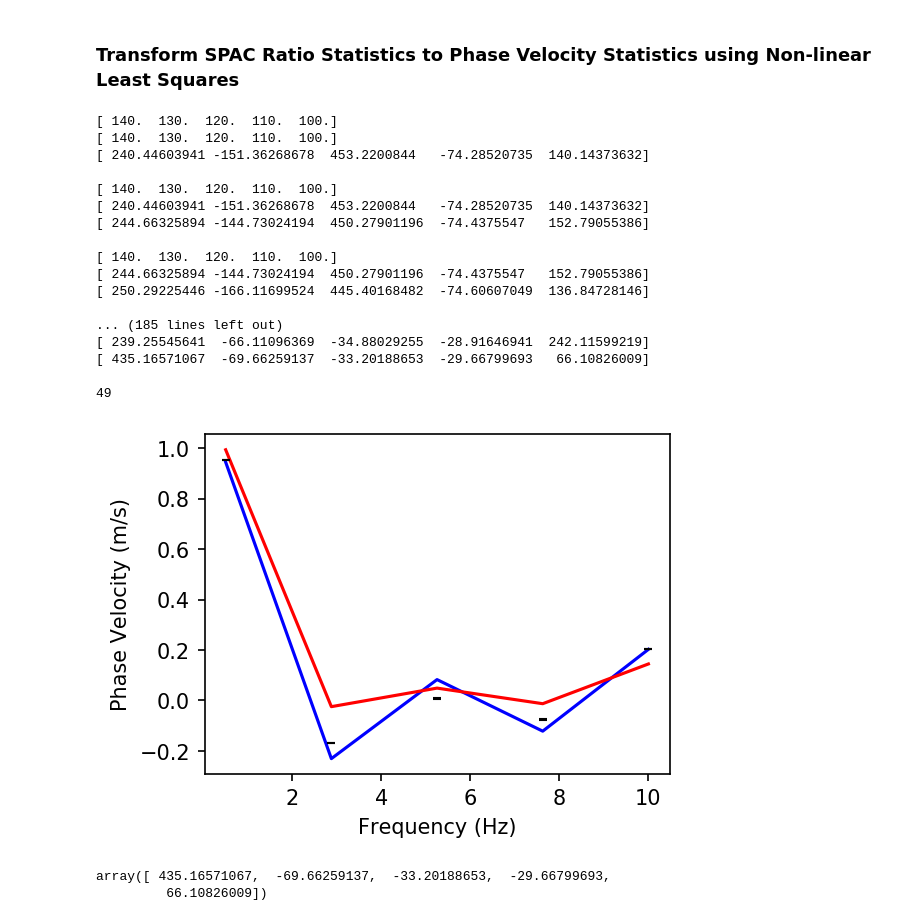
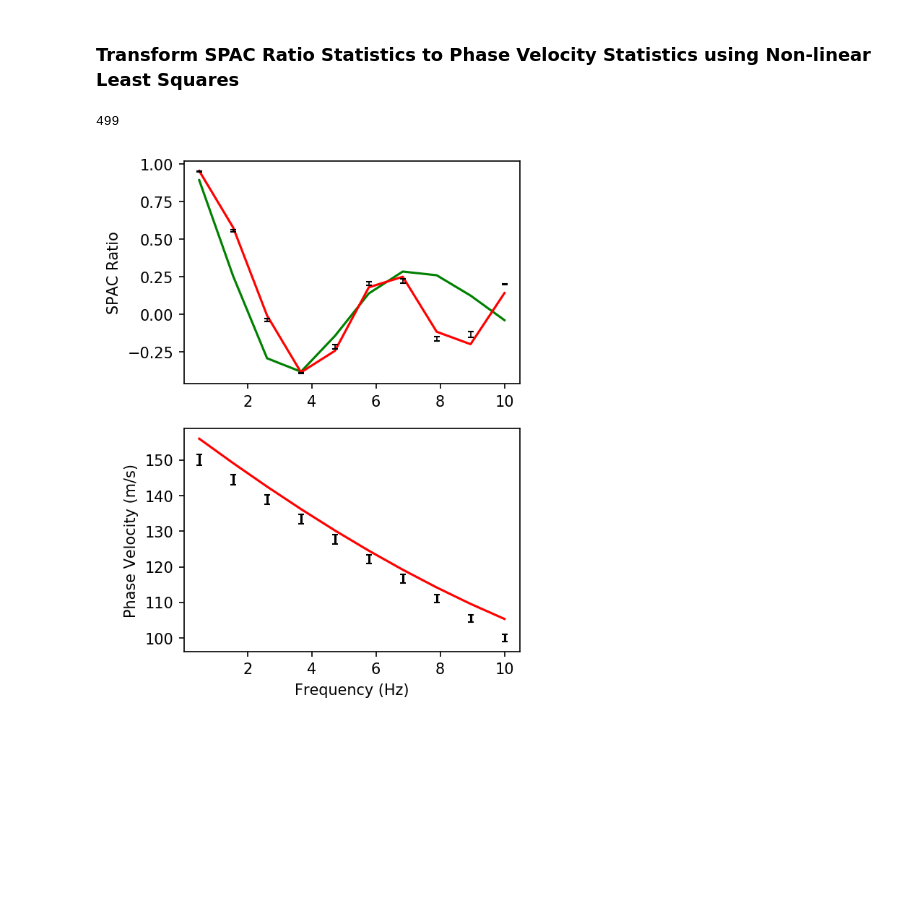
Before and after one commit to jpvantassel/swprocess, a Jupyter notebook: examples/other/mspac_procedure.ipynb, the cells around one changed output. Saved outputs shown, nothing was run; the diff lists cells and outputs as text; code cells hidden in the pictures; blank space fills up the shorter version.

```diff
--- a/examples/other/mspac_procedure.ipynb
+++ b/examples/other/mspac_procedure.ipynb
@@ -53,10 +53,10 @@ meta = dict(component=0, dmin=20, dmax=22)
 spac_ratio_fxn = swprocess.SpacCurve.theoretical_spac_ratio_function_general(**meta)
 meta["ring"] = 0
 meta["time"] = "0"
-spaccurve = swprocess.SpacCurve(frqs, spac_ratio_fxn(frqs, edd[0]), **meta)
+spaccurve = swprocess.SpacCurve(vel_frq, spac_ratio_fxn(vel_frq, edd[0]), **meta)
 spaccurvesuite = swprocess.SpacCurveSuite(spaccurve)
 for index, _edd in enumerate(edd[1:], 1):
-    spaccurve = swprocess.SpacCurve(frqs, spac_ratio_fxn(frqs, edd[index]), **meta)
+    spaccurve = swprocess.SpacCurve(vel_frq, spac_ratio_fxn(vel_frq, edd[index]), **meta)
     spaccurvesuite.append(spaccurve)
 
 fig, ax = plt.subplots(figsize=(4,3), dpi=150)
@@ -77,7 +77,7 @@ plt.show()
 # %% [markdown]
 ### Calculate SPAC Ratio Statistics
 # %%
-spac_frq, spac_mean, spac_std, _ = spaccurvesuite._calc_spac_ratio_stats()
+spac_frq, spac_mean, spac_std, spac_cov = spaccurvesuite._calc_spac_ratio_stats()
 
 fig, ax = plt.subplots(figsize=(4,3), dpi=150)
 label = "Synthetic SPAC Ratio Data"
@@ -96,50 +96,36 @@ plt.show()
 # %% [markdown]
 ### Transform SPAC Ratio Statistics to Phase Velocity Statistics using Non-linear Least Squares
 # %%
-p0 = np.linspace(140, 100, n)
+p0 = np.linspace(100, 150, n)
+p0_std = 20
 
-vel_frq, vel_mean, vel_std, vel_corr = spaccurvesuite._to_phase_stat(p0=p0, p0_std=50, omega=10, iterations=50, tol=0.01)
+rec_vel_frq, rec_vel_mean, rec_vel_std, rec_vel_corr = spaccurvesuite._to_phase_stat(p0=p0, p0_std=p0_std, omega=300, iterations=500, tol=0.01)
 
-fig, ax = plt.subplots(figsize=(4,3), dpi=150)
+fig, axs = plt.subplots(nrows=2, figsize=(4, 6), dpi=150)
 
-ax.errorbar(spac_frq, spac_mean, yerr=spac_std, color="k", linestyle="", zorder=6, capsize=2, linewidth=0.8, label="Exp. SPAC Ratio Data")
+ax = axs[0]
+ax.errorbar(spac_frq, spac_mean, yerr=spac_std,
+            color="k", linestyle="", zorder=6, capsize=2, linewidth=0.8, label="Exp. SPAC Ratio Data")
 
-ax.plot(spac_frq, spac_ratio_fxn(spac_frq, p0), color="b", linestyle="-")
+ax.plot(spaccurvesuite[0].frequencies, spac_ratio_fxn(spaccurvesuite[0].frequencies, p0),
+        color="g")
 
-ax.plot(spac_frq, spac_ratio_fxn(spac_frq, vel_mean), color="r", linestyle="-")
+ax.plot(rec_vel_frq, spac_ratio_fxn(rec_vel_frq, rec_vel_mean),
+        color="r")
 
-# ax.plot(spac_frq, spac_ratio_fxn(spac_frq, np.linspace(200, 100, n)))
+ax.set_ylabel("SPAC Ratio")
 
-# ax.errorbar(vel_frq, vel_mean, yerr=vel_std, color="k", linestyle="", zorder=6, capsize=2, linewidth=0.8, label="Implied Exp. Disp. Data")
+ax = axs[1]
 
-# ax.plot(frqs, mean, color="r", linestyle="-")
-# ax.plot(frqs, mean+std, color="r", linestyle="--")
-# ax.plot(frqs, mean-std, color="r", linestyle="--")
+ax.errorbar(vel_frq, vel_mean, yerr=vel_std,
+            color="k", linestyle="", zorder=6, capsize=2, label="True Exp. Disp. Data")
+
+ax.errorbar(rec_vel_frq, rec_vel_mean,
+            color="r", linestyle="-", zorder=6, capsize=2, label="Recovered Exp. Disp. Data")
 
 ax.set_xlabel("Frequency (Hz)")
 ax.set_ylabel("Phase Velocity (m/s)")
 plt.show()
 # %% [output]
-[ 140.  130.  120.  110.  100.]
-[ 140.  130.  120.  110.  100.]
-[ 240.44603941 -151.36268678  453.2200844   -74.28520735  140.14373632]
-
-[ 140.  130.  120.  110.  100.]
-[ 240.44603941 -151.36268678  453.2200844   -74.28520735  140.14373632]
-[ 244.66325894 -144.73024194  450.27901196  -74.4375547   152.79055386]
-
-[ 140.  130.  120.  110.  100.]
-[ 244.66325894 -144.73024194  450.27901196  -74.4375547   152.79055386]
-[ 250.29225446 -166.11699524  445.40168482  -74.60607049  136.84728146]
-
-... (185 lines left out)
-[ 239.25545641  -66.11096369  -34.88029255  -28.91646941  242.11599219]
-[ 435.16571067  -69.66259137  -33.20188653  -29.66799693   66.10826009]
-
-49
+499
-[figure, old version]
+[figure, new version]
-# %%
-vel_mean
-# %% [output]
-array([ 435.16571067,  -69.66259137,  -33.20188653,  -29.66799693,
-         66.10826009])
```
Also changed, not shown: parts of 3 cells of this notebook, 1 other file.
